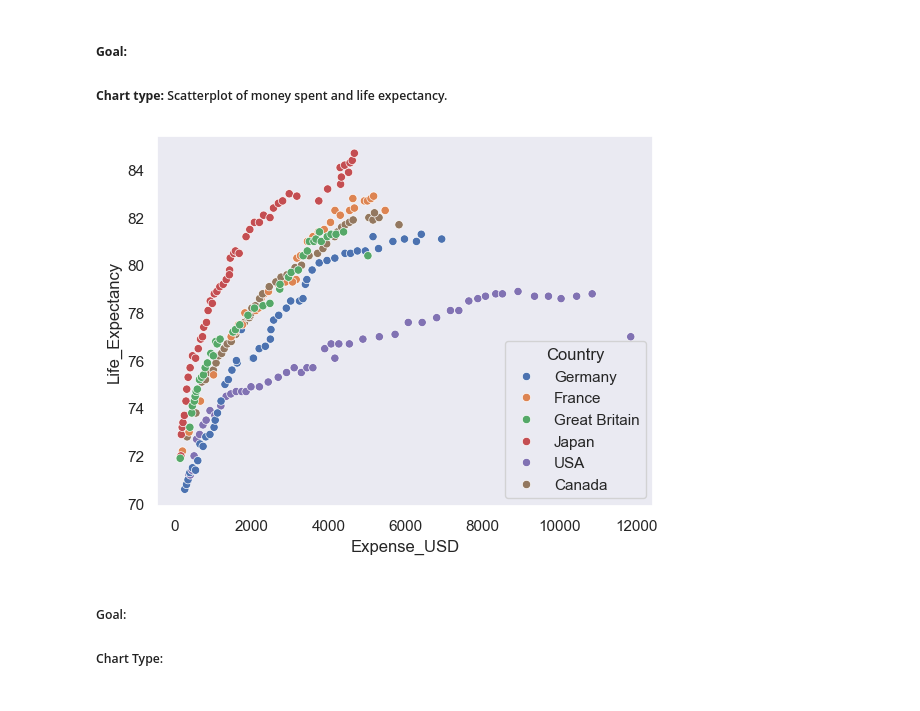
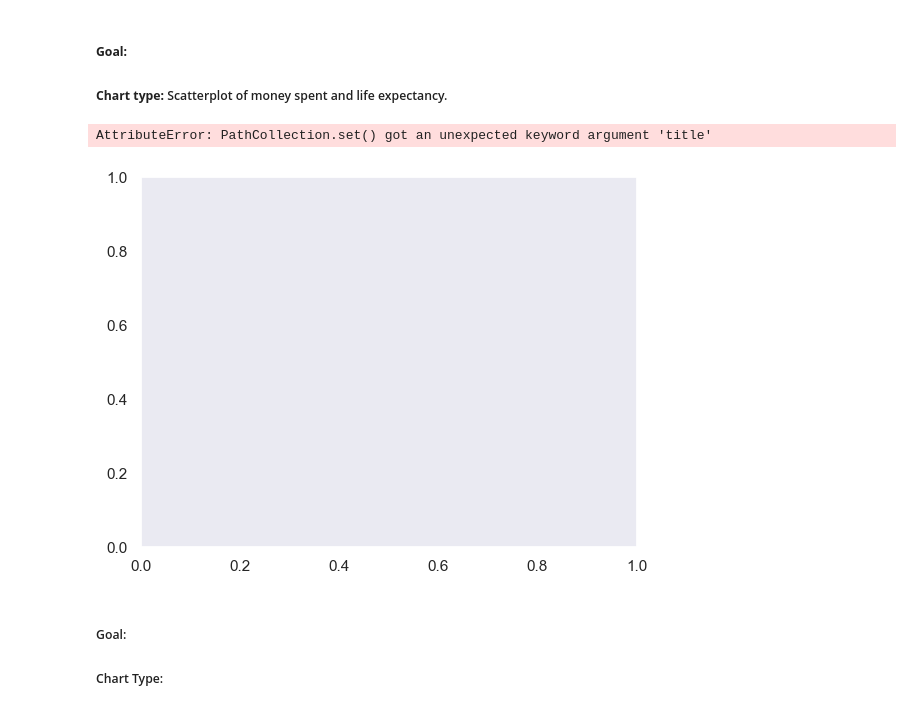
Before and after one commit to JackieGanyo/datafun-06-eda, a Jupyter notebook: JGanyo_eda.ipynb, the cells around one changed output. Drawn from its saved outputs; the diff is of its cells as text; code cells hidden in the pictures.

Commit message:
Small changes to initial plots

```diff
--- a/JGanyo_eda.ipynb
+++ b/JGanyo_eda.ipynb
@@ -140,17 +139,18 @@ Intuitively, one would think spending more on health would result in higher life
 
 ##### **Chart type:** Scatterplot of money spent and life expectancy.
 # %%
-
 sns.scatterplot(
     data=df,
+    title="Expense per Life Expectancy",
     x="Expense_USD",
     y="Life_Expectancy",
     hue="Country"
 )
 
 plt.show()
 # %% [output]
+AttributeError: PathCollection.set() got an unexpected keyword argument 'title'
-[figure, old version]
+[figure, new version]
 # %% [markdown]
 ##### Goal:
 ##### Chart Type:
```
Also changed, not shown: parts of 1 cell of this notebook.
